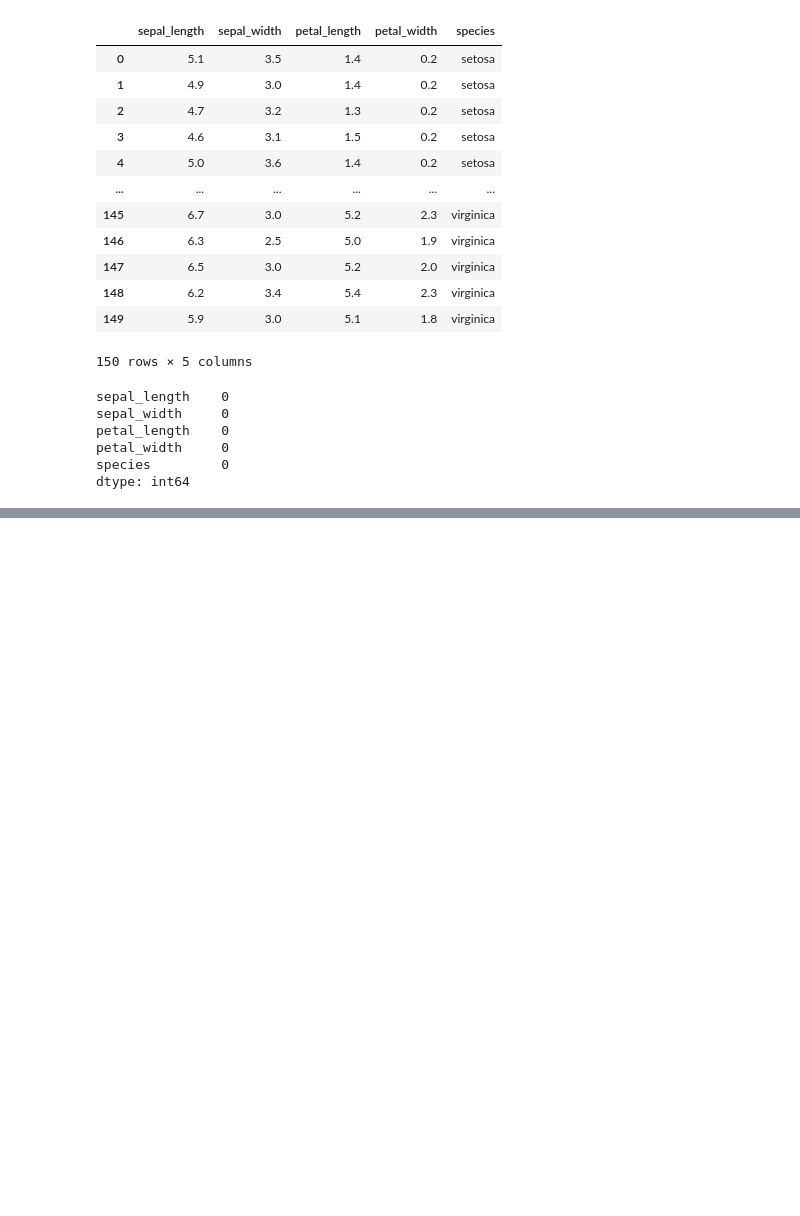
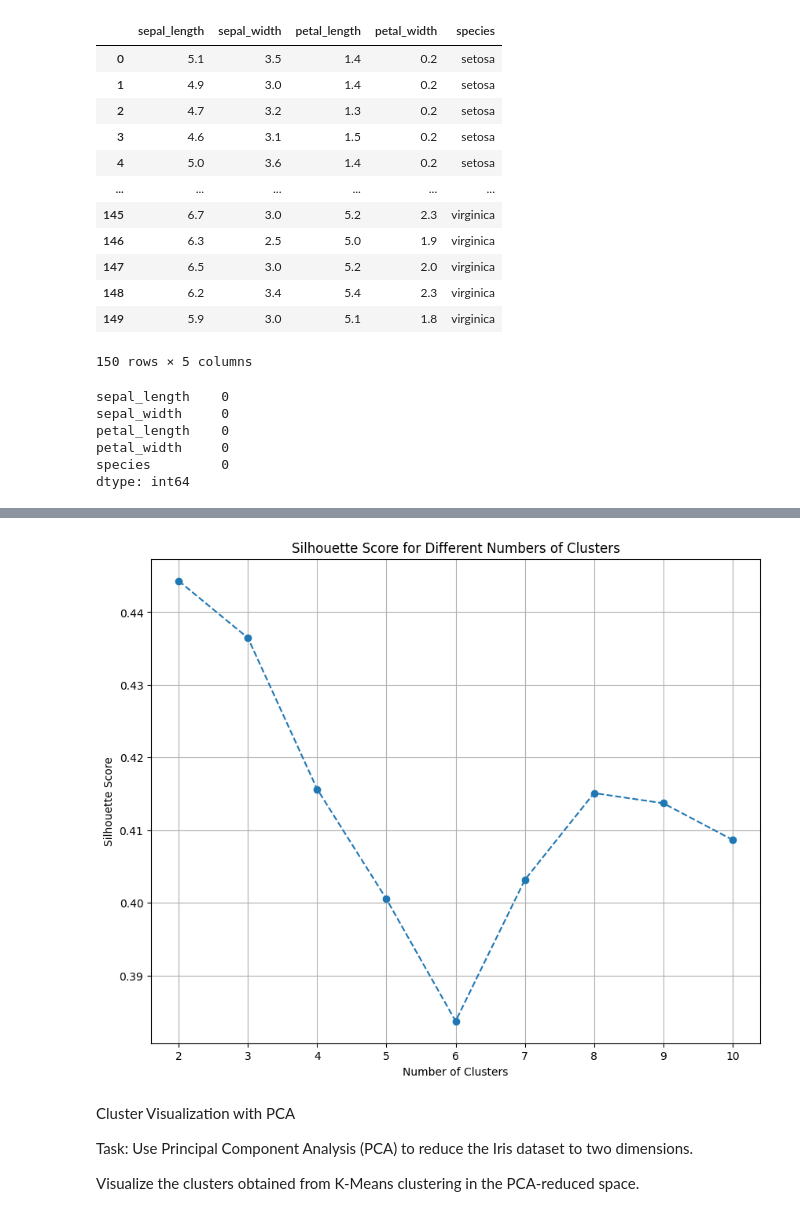
Before and after one commit to amber-khurshid/100DaysOfBytewise, a Jupyter notebook: sixteenth_task.ipynb, the cells around one changed output, grey strips where cells are left out. Saved outputs shown, nothing was run; the diff lists cells and outputs as text; code cells hidden in the pictures; blank space fills up the shorter version.

```diff
--- a/sixteenth_task.ipynb
+++ b/sixteenth_task.ipynb
@@ -48,0 +103,27 @@ clusters = kmean.labels_
+# %%
+from sklearn.metrics import silhouette_score
+
+silhouette_scores = []
+for i in range(2, 11):
+    kmean = KMeans(n_clusters=i, n_init=10, random_state=42)
+    kmean.fit(standardized_features)
+    labels = kmean.labels_
+    score = silhouette_score(standardized_features, labels)
+    silhouette_scores.append(score)
+
+plt.figure(figsize=(10, 8))
+plt.plot(range(2, 11), silhouette_scores, marker='o', linestyle='--')
+plt.xlabel('Number of Clusters')
+plt.ylabel('Silhouette Score')
+plt.title('Silhouette Score for Different Numbers of Clusters')
+plt.xticks(range(2, 11))
+plt.grid(True)
+plt.show()
+# %% [output]
+[figure, added]
+# %% [markdown]
+Cluster Visualization with PCA
+
+Task: Use Principal Component Analysis (PCA) to reduce the Iris dataset to two dimensions.
+
+ Visualize the clusters obtained from K-Means clustering in the PCA-reduced space.
```
Also changed, not shown: parts of 13 cells of this notebook.
